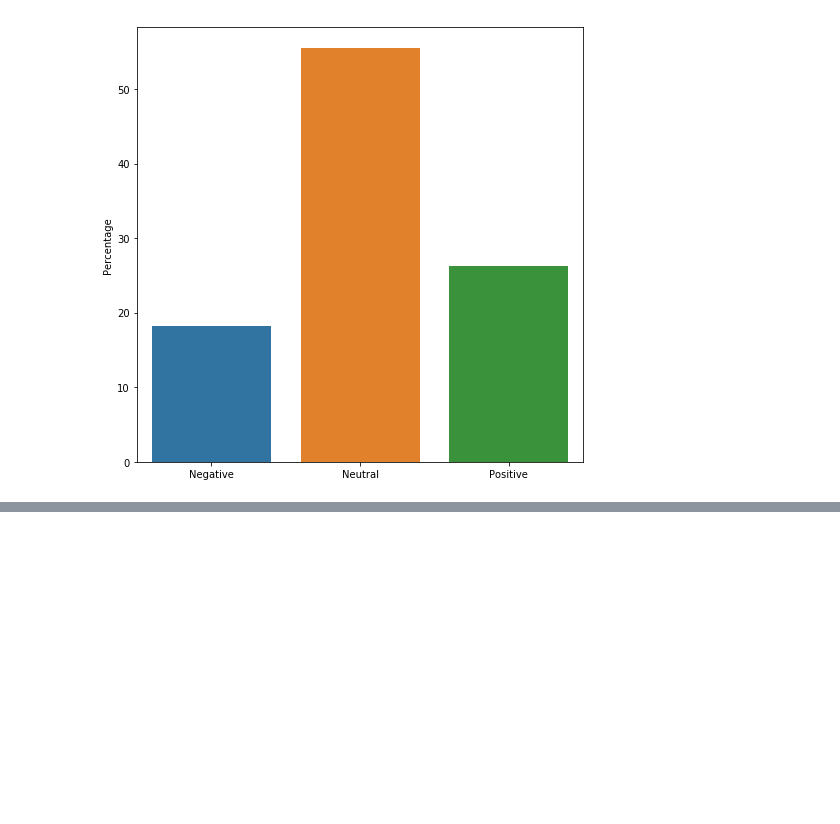
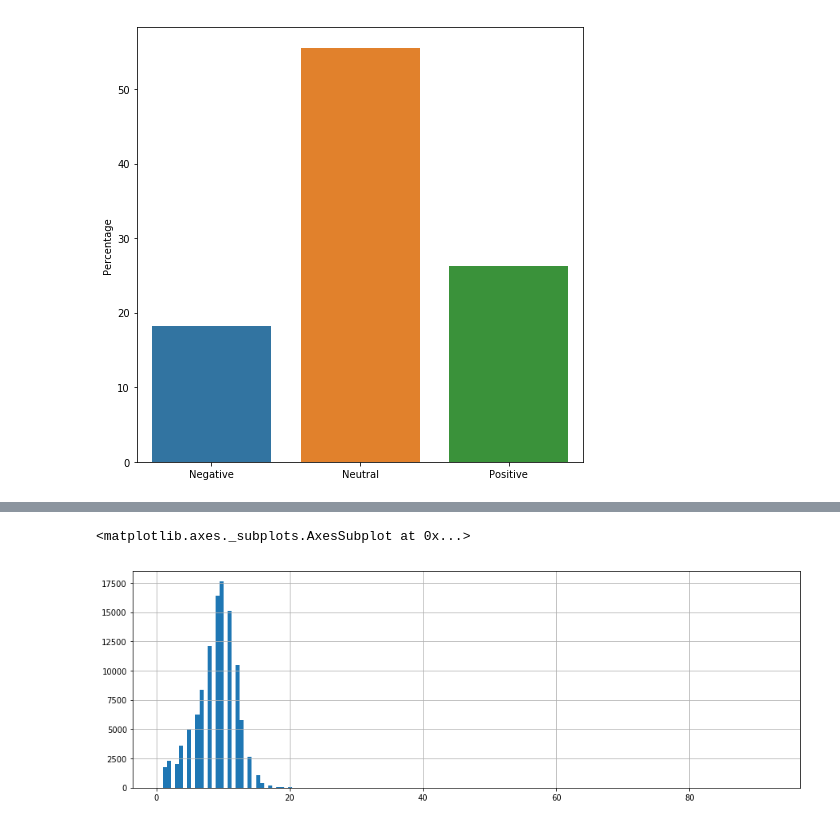
Before and after one commit to giordan12/tobeornottobe, a Jupyter notebook: castro_project2.ipynb, the cells around one changed output, grey strips where cells are left out. Cells and saved outputs as stored; diff of their text form; code cells hidden in the pictures; blank space fills up the shorter version.

```diff
--- a/castro_project2.ipynb
+++ b/castro_project2.ipynb
@@ -329,0 +434,2 @@ plt.show()
+# %%
+filtered_df = shakes_df.loc[shakes_df.WordCount.isin(shakes_df.WordCount.value_counts().loc[shakes_df.WordCount.value_counts().index < 100].index)].copy()
@@ -329,0 +456,5 @@ plt.show()
+# %%
+filtered_df.WordCount.hist(bins=150, figsize=(15,5))
+# %% [output]
+<matplotlib.axes._subplots.AxesSubplot at 0x...>
+[figure, added]
```
Also changed, not shown: parts of 66 cells of this notebook.
